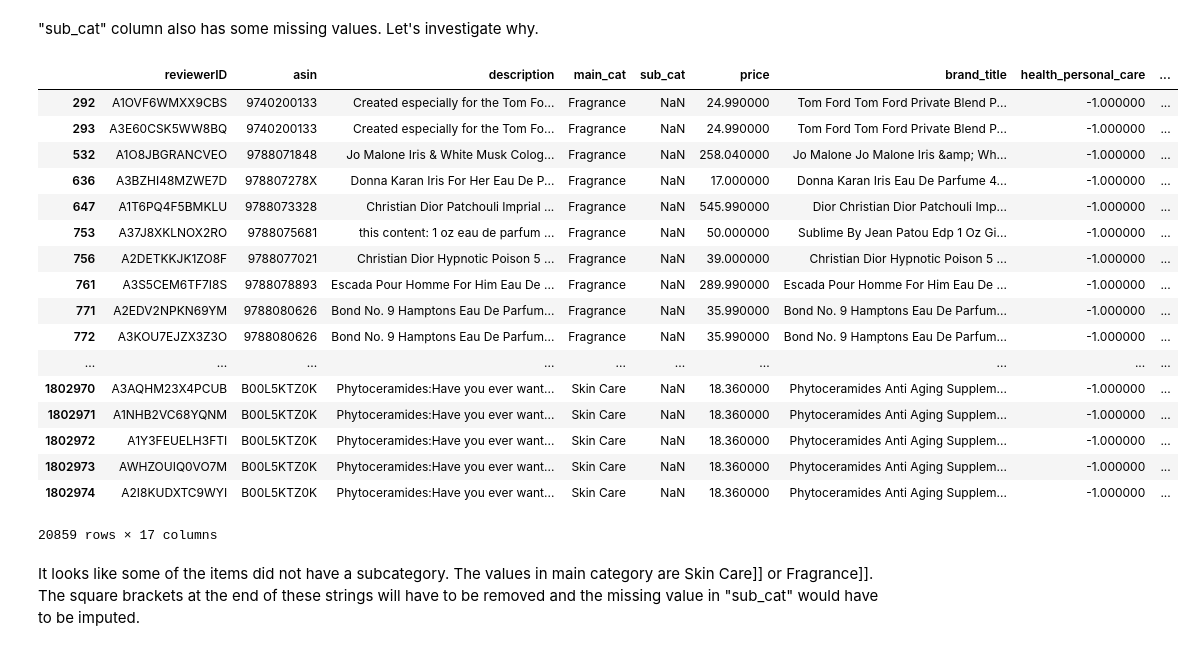
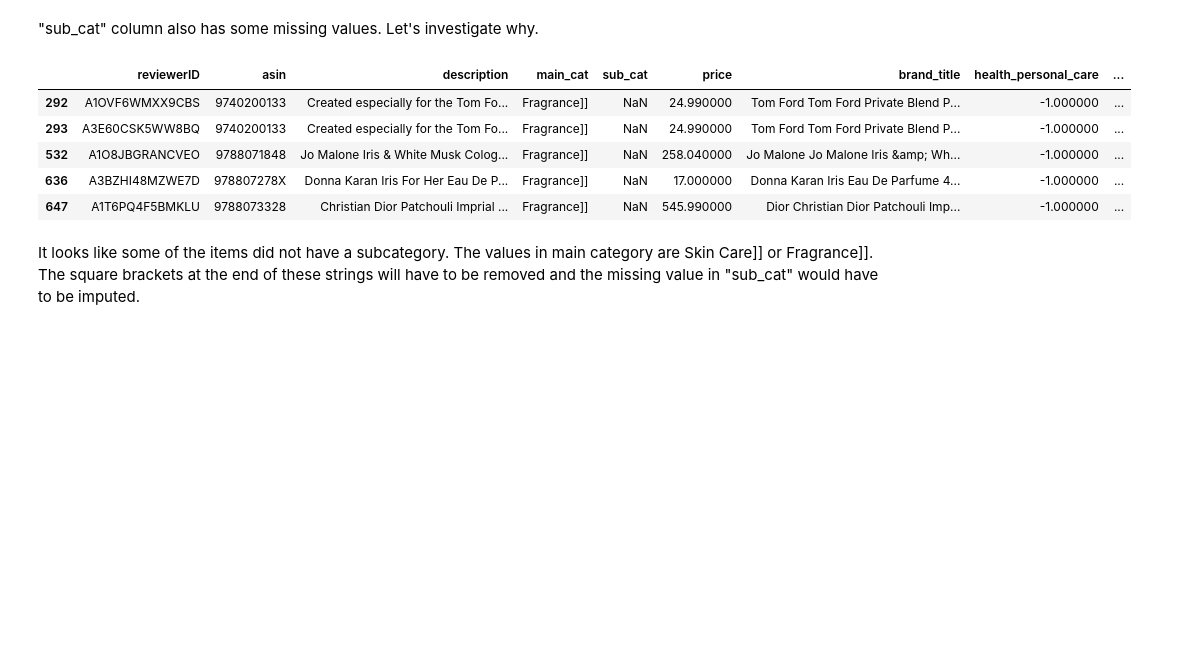
Before and after one commit to venustrip/Amazon-Recommendation-Engine, a Jupyter notebook: milestone_report.ipynb, the cells around one changed output. Saved outputs shown, nothing was run; the diff lists cells and outputs as text; code cells hidden in the pictures; blank space fills up the shorter version.

```diff
--- a/milestone_report.ipynb
+++ b/milestone_report.ipynb
@@ -214,7 +214,7 @@ warnings.filterwarnings('ignore')
 # %% [markdown]
 Read the cleaned files into dataframes.
 # %%
-reviews = pd.read_csv('cleaned_reviews.csv')
+reviews = pd.read_csv('cleaned_reviews.csv').drop(['Unnamed: 0'],axis=1)
 meta = pd.read_csv('cleaned_meta.csv',index_col=0)
 related = pd.read_csv('cleaned_related.csv',index_col=0)
 # %%
@@ -259,4 +259,3 @@ meta['main_cat'] = meta.categories.str.split(',').str[1].str.replace("'","")
 meta['sub_cat']  = meta.categories.str.split(',').str[2].str.replace("'","")
 columns = ['related','categories']
 meta.drop(columns, inplace=True, axis=1)
-reviews.drop('Unnamed: 0', inplace=True, axis=1)
@@ -377,26 +378,14 @@ data['beauty'] = data['beauty'].fillna(-1)
 # %% [markdown]
 "sub_cat" column also has some missing values. Let's investigate why.
 # %%
-data[data['sub_cat'].isnull()]
+data[data['sub_cat'].isnull()].head()
 # %% [output]
 |  | reviewerID | asin | description | main_cat | sub_cat | price | brand_title | health_personal_care | ... |
-| 292 | A1OVF6WMXX9CBS | 9740200133 | Created especially for the Tom Fo... | Fragrance | NaN | 24.990000 | Tom Ford Tom Ford Private Blend P... | -1.000000 | ... |
-| 293 | A3E60CSK5WW8BQ | 9740200133 | Created especially for the Tom Fo... | Fragrance | NaN | 24.990000 | Tom Ford Tom Ford Private Blend P... | -1.000000 | ... |
-| 532 | A1O8JBGRANCVEO | 9788071848 | Jo Malone Iris & White Musk Colog... | Fragrance | NaN | 258.040000 | Jo Malone Jo Malone Iris &amp; Wh... | -1.000000 | ... |
-| 636 | A3BZHI48MZWE7D | 978807278X | Donna Karan Iris For Her Eau De P... | Fragrance | NaN | 17.000000 | Donna Karan Iris Eau De Parfume 4... | -1.000000 | ... |
-| 647 | A1T6PQ4F5BMKLU | 9788073328 | Christian Dior Patchouli Imprial ... | Fragrance | NaN | 545.990000 | Dior Christian Dior Patchouli Imp... | -1.000000 | ... |
-| 753 | A37J8XKLNOX2RO | 9788075681 | this content: 1 oz eau de parfum ... | Fragrance | NaN | 50.000000 | Sublime By Jean Patou Edp 1 Oz Gi... | -1.000000 | ... |
-| 756 | A2DETKKJK1ZO8F | 9788077021 | Christian Dior Hypnotic Poison 5 ... | Fragrance | NaN | 39.000000 | Christian Dior Hypnotic Poison 5 ... | -1.000000 | ... |
-| 761 | A3S5CEM6TF7I8S | 9788078893 | Escada Pour Homme For Him Eau De ... | Fragrance | NaN | 289.990000 | Escada Pour Homme For Him Eau De ... | -1.000000 | ... |
-| 771 | A2EDV2NPKN69YM | 9788080626 | Bond No. 9 Hamptons Eau De Parfum... | Fragrance | NaN | 35.990000 | Bond No. 9 Hamptons Eau De Parfum... | -1.000000 | ... |
-| 772 | A3KOU7EJZX3Z3O | 9788080626 | Bond No. 9 Hamptons Eau De Parfum... | Fragrance | NaN | 35.990000 | Bond No. 9 Hamptons Eau De Parfum... | -1.000000 | ... |
-| ... | ... | ... | ... | ... | ... | ... | ... | ... | ... |
-| 1802970 | A3AQHM23X4PCUB | B00L5KTZ0K | Phytoceramides:Have you ever want... | Skin Care | NaN | 18.360000 | Phytoceramides Anti Aging Supplem... | -1.000000 | ... |
-| 1802971 | A1NHB2VC68YQNM | B00L5KTZ0K | Phytoceramides:Have you ever want... | Skin Care | NaN | 18.360000 | Phytoceramides Anti Aging Supplem... | -1.000000 | ... |
-| 1802972 | A1Y3FEUELH3FTI | B00L5KTZ0K | Phytoceramides:Have you ever want... | Skin Care | NaN | 18.360000 | Phytoceramides Anti Aging Supplem... | -1.000000 | ... |
-| 1802973 | AWHZOUIQ0VO7M | B00L5KTZ0K | Phytoceramides:Have you ever want... | Skin Care | NaN | 18.360000 | Phytoceramides Anti Aging Supplem... | -1.000000 | ... |
-| 1802974 | A2I8KUDXTC9WYI | B00L5KTZ0K | Phytoceramides:Have you ever want... | Skin Care | NaN | 18.360000 | Phytoceramides Anti Aging Supplem... | -1.000000 | ... |
+| 292 | A1OVF6WMXX9CBS | 9740200133 | Created especially for the Tom Fo... | Fragrance]] | NaN | 24.990000 | Tom Ford Tom Ford Private Blend P... | -1.000000 | ... |
+| 293 | A3E60CSK5WW8BQ | 9740200133 | Created especially for the Tom Fo... | Fragrance]] | NaN | 24.990000 | Tom Ford Tom Ford Private Blend P... | -1.000000 | ... |
+| 532 | A1O8JBGRANCVEO | 9788071848 | Jo Malone Iris & White Musk Colog... | Fragrance]] | NaN | 258.040000 | Jo Malone Jo Malone Iris &amp; Wh... | -1.000000 | ... |
+| 636 | A3BZHI48MZWE7D | 978807278X | Donna Karan Iris For Her Eau De P... | Fragrance]] | NaN | 17.000000 | Donna Karan Iris Eau De Parfume 4... | -1.000000 | ... |
+| 647 | A1T6PQ4F5BMKLU | 9788073328 | Christian Dior Patchouli Imprial ... | Fragrance]] | NaN | 545.990000 | Dior Christian Dior Patchouli Imp... | -1.000000 | ... |
-20859 rows × 17 columns
 # %% [markdown]
 It looks like some of the items did not have a subcategory. The values in main category are Skin Care]] or Fragrance]]. The square brackets at the end of these strings will have to be removed and the missing value in "sub_cat" would have to be imputed.
 # %%
```
Also changed, not shown: parts of 6 cells of this notebook.
